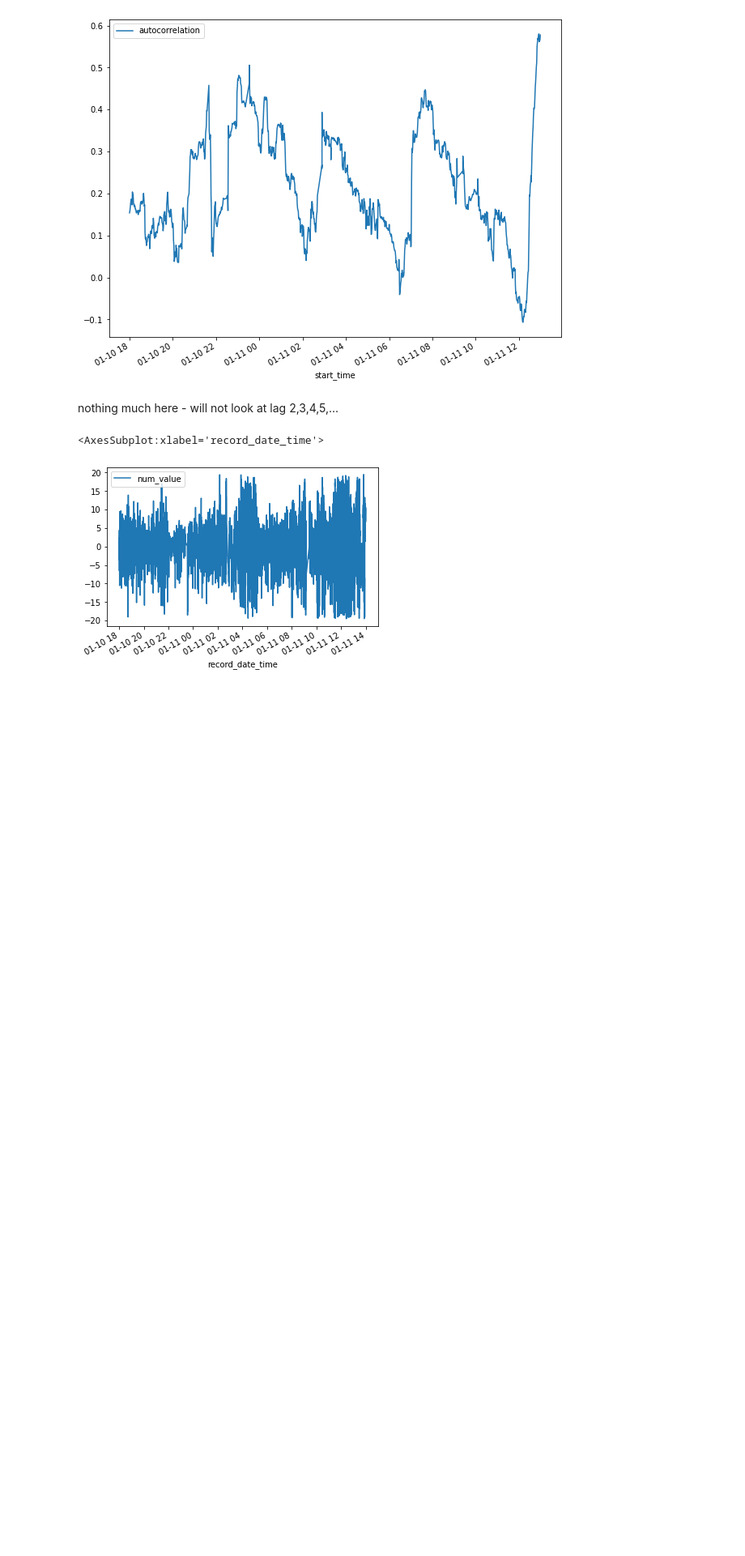
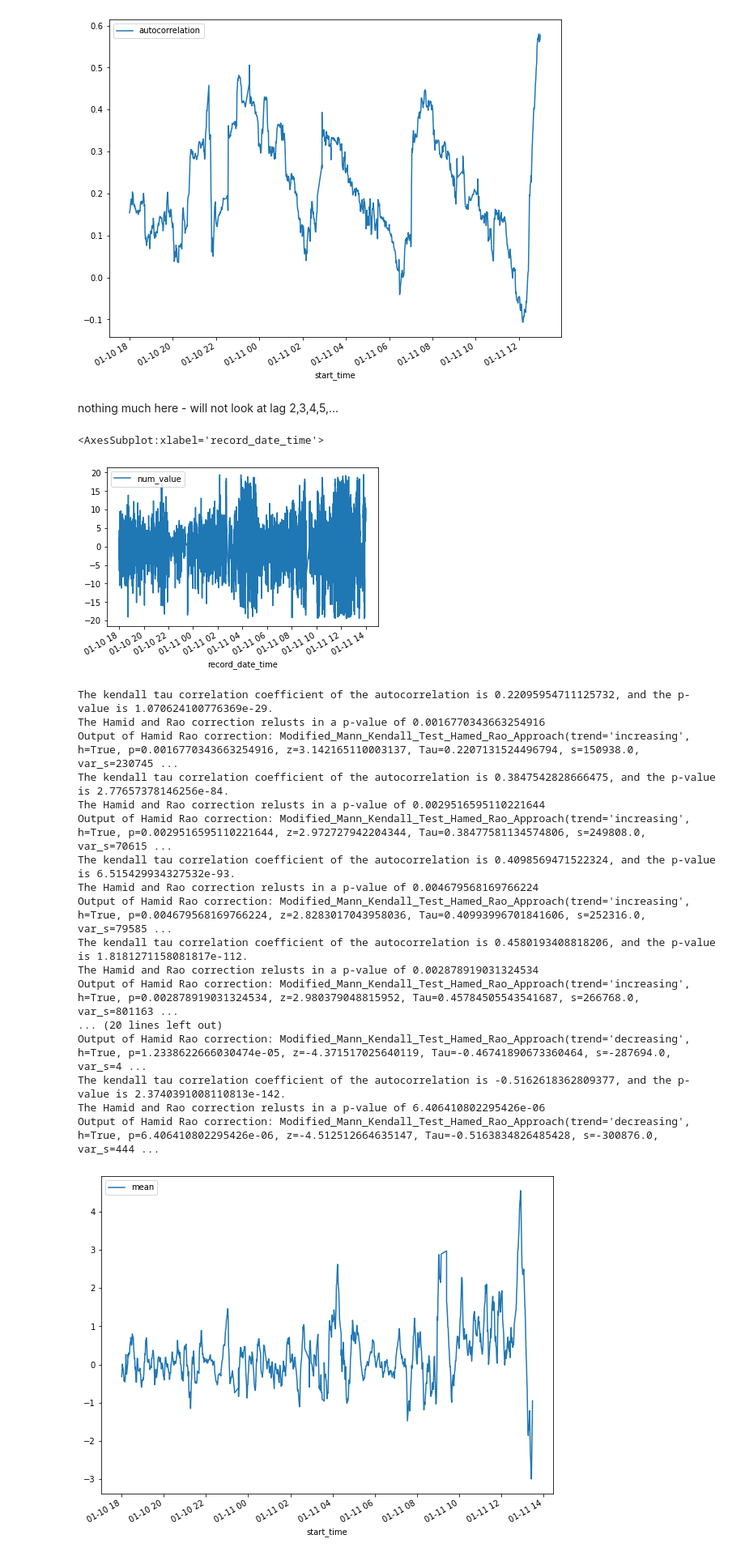
Before and after one commit to l-khali/In2Research, a Jupyter notebook: PC-0192_RR_analysis.ipynb, the cells around one changed output. Shown at 81% size. Cells and saved outputs as stored; diff of their text form; code cells hidden in the pictures; blank space fills up the shorter version.

```diff
--- a/PC-0192_RR_analysis.ipynb
+++ b/PC-0192_RR_analysis.ipynb
@@ -187,6 +187,8 @@ def rolling_mean(data, time):
     data - data frame of numerical values during the time the patient was exhastubated with columns 'record_date_time' and 'autocorrelation'
     time - size of window in minutes
     """
+    global df
+
     k = 0
 
     df = pd.DataFrame(columns=['start_time','end_time','mean'])
@@ -219,6 +221,8 @@ def rolling_variance(data, time):
     data - data frame of numerical values during the time the patient was exhastubated with columns 'record_date_time' and 'variance'
     time - size of window in minutes
     """
+    global df
+
     k = 0
 
     df = pd.DataFrame(columns=['start_time','end_time','variance'])
@@ -251,6 +255,8 @@ def rolling_autocorrelation(data, time):
     data - data frame of numerical values during the time the patient was exhastubated with columns 'record_date_time' and 'autocorrelation'
     time - size of window in minutes
     """
+    global df
+
     k = 0
 
     df = pd.DataFrame(columns=['start_time','end_time','autocorrelation'])
@@ -570,0 +679,21 @@ PC_0192_RR_residuals_no_anomalies.plot(x='record_date_time', y='num_value')
+# %%
+graph_grid(rolling_mean, PC_0192_RR_residuals_no_anomalies, 30, 60, 90, 120, "mean")
+# %% [output]
+The kendall tau correlation coefficient of the autocorrelation is 0.22095954711125732, and the p-value is 1.070624100776369e-29.
+The Hamid and Rao correction relusts in a p-value of 0.0016770343663254916
+Output of Hamid Rao correction: Modified_Mann_Kendall_Test_Hamed_Rao_Approach(trend='increasing', h=True, p=0.0016770343663254916, z=3.142165110003137, Tau=0.2207131524496794, s=150938.0, var_s=230745 ...
+The kendall tau correlation coefficient of the autocorrelation is 0.3847542828666475, and the p-value is 2.77657378146256e-84.
+The Hamid and Rao correction relusts in a p-value of 0.0029516595110221644
+Output of Hamid Rao correction: Modified_Mann_Kendall_Test_Hamed_Rao_Approach(trend='increasing', h=True, p=0.0029516595110221644, z=2.972727942204344, Tau=0.38477581134574806, s=249808.0, var_s=70615 ...
+The kendall tau correlation coefficient of the autocorrelation is 0.4098569471522324, and the p-value is 6.515429934327532e-93.
+The Hamid and Rao correction relusts in a p-value of 0.004679568169766224
+Output of Hamid Rao correction: Modified_Mann_Kendall_Test_Hamed_Rao_Approach(trend='increasing', h=True, p=0.004679568169766224, z=2.8283017043958036, Tau=0.40993996701841606, s=252316.0, var_s=79585 ...
+The kendall tau correlation coefficient of the autocorrelation is 0.4580193408818206, and the p-value is 1.8181271158081817e-112.
+The Hamid and Rao correction relusts in a p-value of 0.002878919031324534
+Output of Hamid Rao correction: Modified_Mann_Kendall_Test_Hamed_Rao_Approach(trend='increasing', h=True, p=0.002878919031324534, z=2.980379048815952, Tau=0.45784505543541687, s=266768.0, var_s=801163 ...
+... (20 lines left out)
+Output of Hamid Rao correction: Modified_Mann_Kendall_Test_Hamed_Rao_Approach(trend='decreasing', h=True, p=1.2338622666030474e-05, z=-4.371517025640119, Tau=-0.46741890673360464, s=-287694.0, var_s=4 ...
+The kendall tau correlation coefficient of the autocorrelation is -0.5162618362809377, and the p-value is 2.3740391008110813e-142.
+The Hamid and Rao correction relusts in a p-value of 6.406410802295426e-06
+Output of Hamid Rao correction: Modified_Mann_Kendall_Test_Hamed_Rao_Approach(trend='decreasing', h=True, p=6.406410802295426e-06, z=-4.512512664635147, Tau=-0.5163834826485428, s=-300876.0, var_s=444 ...
+[figure, added]
```
Also changed, not shown: parts of 2 cells of this notebook, 9 other files.
